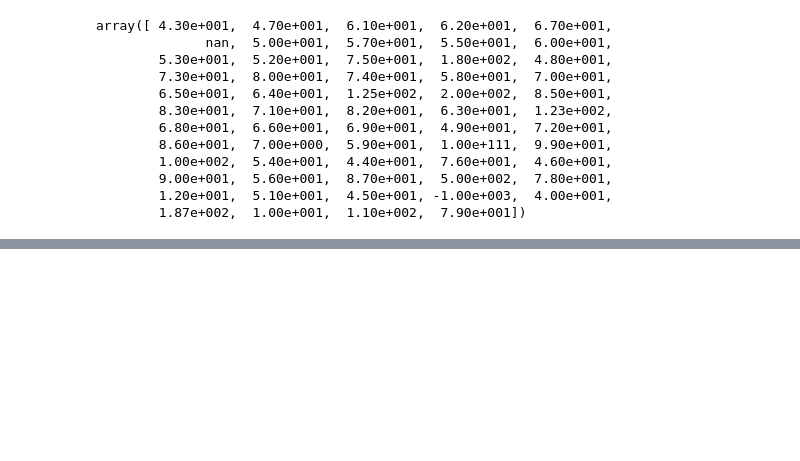
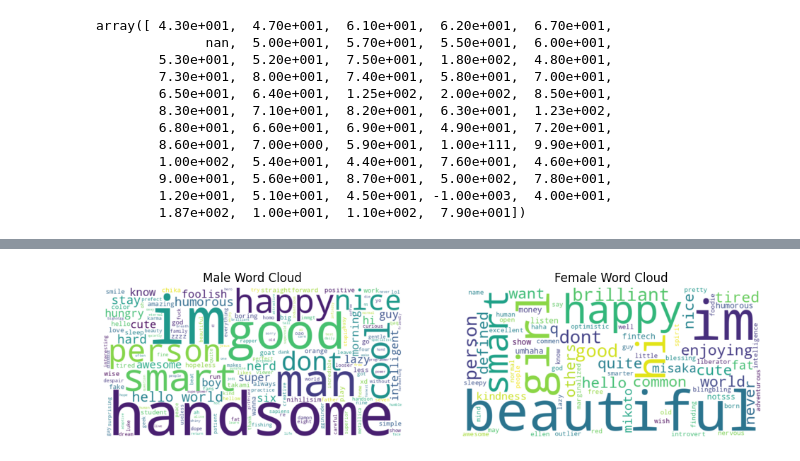
Before and after one commit to 32844583/Boy-or-Girl-2025-new, a Jupyter notebook: A2.ipynb, the cells around one changed output, grey strips where cells are left out. Cells and saved outputs as stored; diff of their text form; code cells hidden in the pictures; blank space fills up the shorter version.

Commit message:
use self intro to predict sex

```diff
--- a/A2.ipynb
+++ b/A2.ipynb
@@ -151,0 +199,21 @@ train_df.describe()
+# %%
+# 文字雲可視化
+male_text = " ".join(train_df[train_df['gender'] == 1]['self_intro'])
+female_text = " ".join(train_df[train_df['gender'] == 2]['self_intro'])
+
+wordcloud_male = WordCloud(width=800, height=400, background_color='white').generate(male_text)
+wordcloud_female = WordCloud(width=800, height=400, background_color='white').generate(female_text)
+
+plt.figure(figsize=(12, 6))
+plt.subplot(1, 2, 1)
+plt.imshow(wordcloud_male, interpolation='bilinear')
+plt.axis("off")
+plt.title("Male Word Cloud")
+
+plt.subplot(1, 2, 2)
+plt.imshow(wordcloud_female, interpolation='bilinear')
+plt.axis("off")
+plt.title("Female Word Cloud")
+plt.show()
+# %% [output]
+[figure, added]
```
Also changed, not shown: parts of 13 cells of this notebook.
